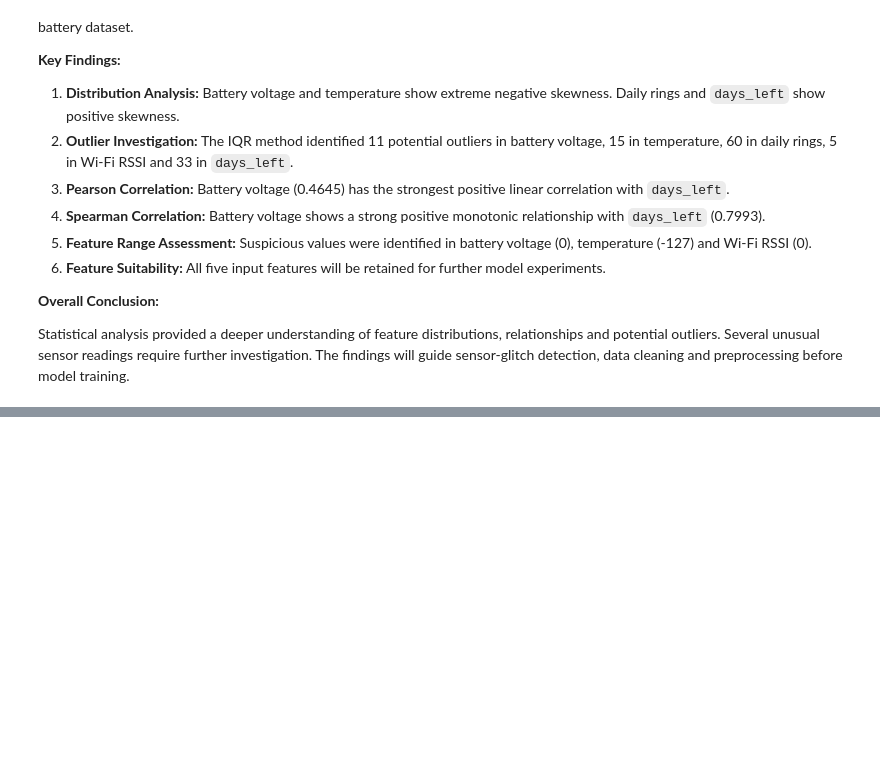
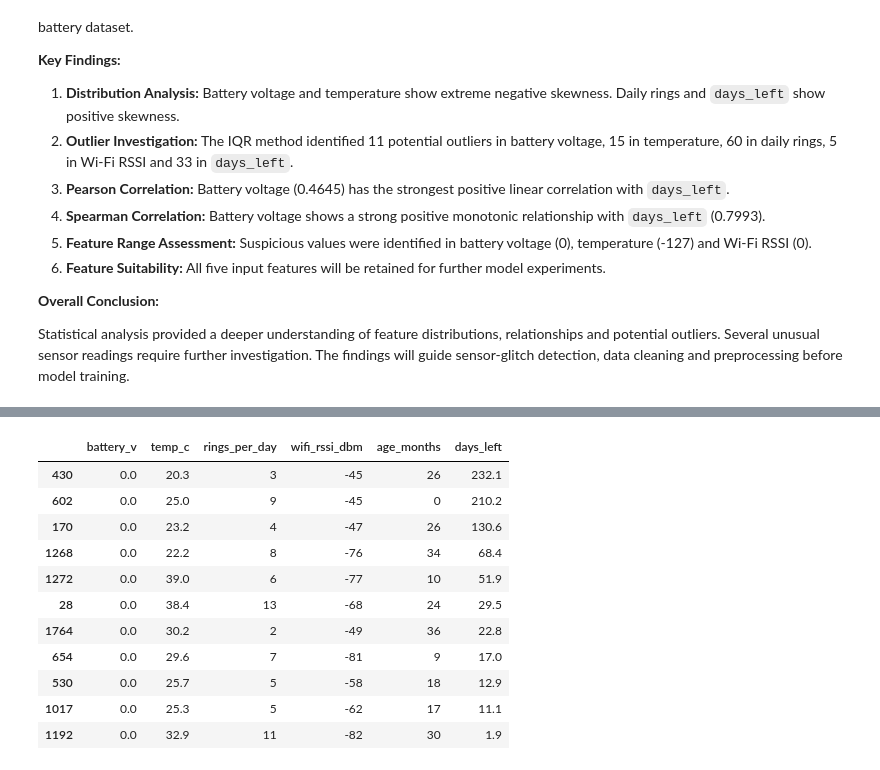
Before and after one commit to Suraj-S1108/edgeai-team13, a Jupyter notebook: mission1_dataset_analysis.ipynb, the cells around one changed output, grey strips where cells are left out. Saved outputs shown, nothing was run; the diff lists cells and outputs as text; code cells hidden in the pictures; blank space fills up the shorter version.

```diff
--- a/mission1_dataset_analysis.ipynb
+++ b/mission1_dataset_analysis.ipynb
@@ -1100,0 +1201,19 @@ Statistical analysis provided a deeper understanding of feature distributions, r
+# %%
+# Compare zero-voltage and non-zero-voltage records
+
+zero_voltage = df[df["battery_v"] == 0]
+normal_voltage = df[df["battery_v"] > 0]
+
+comparison = pd.DataFrame({
+    "Zero Voltage": zero_voltage[
+        ["temp_c", "rings_per_day", "wifi_rssi_dbm",
+         "age_months", "days_left"]
+    ].mean(),
+
+    "Non-Zero Voltage": normal_voltage[
+        ["temp_c", "rings_per_day", "wifi_rssi_dbm",
+         "age_months", "days_left"]
+    ].mean()
+})
+
+display(comparison)
@@ -1100,0 +1227,22 @@ Statistical analysis provided a deeper understanding of feature distributions, r
+# %%
+# Sort zero-voltage records by remaining battery life
+
+display(
+    zero_voltage.sort_values(
+        by="days_left",
+        ascending=False
+    )
+)
+# %% [output]
+|  | battery_v | temp_c | rings_per_day | wifi_rssi_dbm | age_months | days_left |
+| 430 | 0.0 | 20.3 | 3 | -45 | 26 | 232.1 |
+| 602 | 0.0 | 25.0 | 9 | -45 | 0 | 210.2 |
+| 170 | 0.0 | 23.2 | 4 | -47 | 26 | 130.6 |
+| 1268 | 0.0 | 22.2 | 8 | -76 | 34 | 68.4 |
+| 1272 | 0.0 | 39.0 | 6 | -77 | 10 | 51.9 |
+| 28 | 0.0 | 38.4 | 13 | -68 | 24 | 29.5 |
+| 1764 | 0.0 | 30.2 | 2 | -49 | 36 | 22.8 |
+| 654 | 0.0 | 29.6 | 7 | -81 | 9 | 17.0 |
+| 530 | 0.0 | 25.7 | 5 | -58 | 18 | 12.9 |
+| 1017 | 0.0 | 25.3 | 5 | -62 | 17 | 11.1 |
+| 1192 | 0.0 | 32.9 | 11 | -82 | 30 | 1.9 |
```
Also changed, not shown: parts of 35 cells of this notebook, 1 other file.
